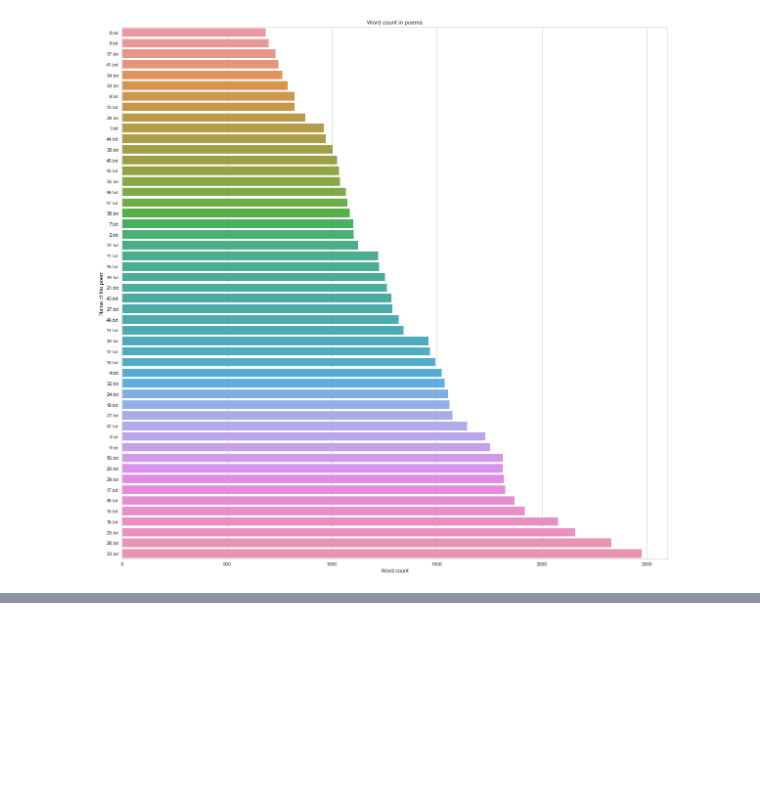
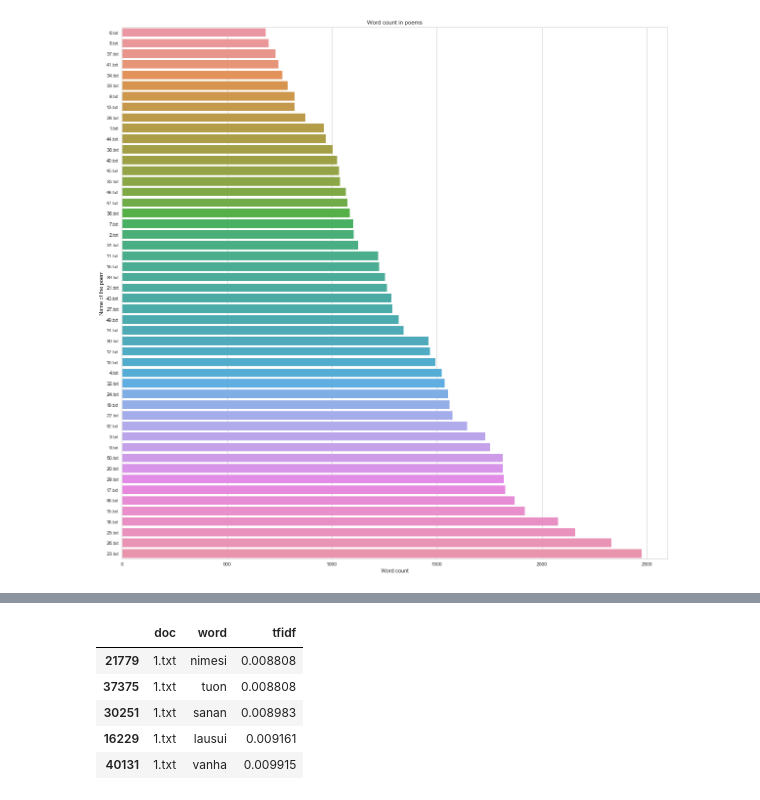
Before and after one commit to annisall/kalevala_analysis, a Jupyter notebook: kalevala_analysis.ipynb, the cells around one changed output, grey strips where cells are left out. Drawn from its saved outputs; the diff is of its cells as text; code cells hidden in the pictures; blank space fills up the shorter version.

```diff
--- a/kalevala_analysis.ipynb
+++ b/kalevala_analysis.ipynb
@@ -87,0 +67,10 @@ AttributeError: get_feature_names not found
+# %%
+keyword_df=find_n_keywords_in_doc(tfidf, voc, poem_names)
+keyword_df.head()
+# %% [output]
+|  | doc | word | tfidf |
+| 21779 | 1.txt | nimesi | 0.008808 |
+| 37375 | 1.txt | tuon | 0.008808 |
+| 30251 | 1.txt | sanan | 0.008983 |
+| 16229 | 1.txt | lausui | 0.009161 |
+| 40131 | 1.txt | vanha | 0.009915 |
```
Also changed, not shown: parts of 5 cells of this notebook.
